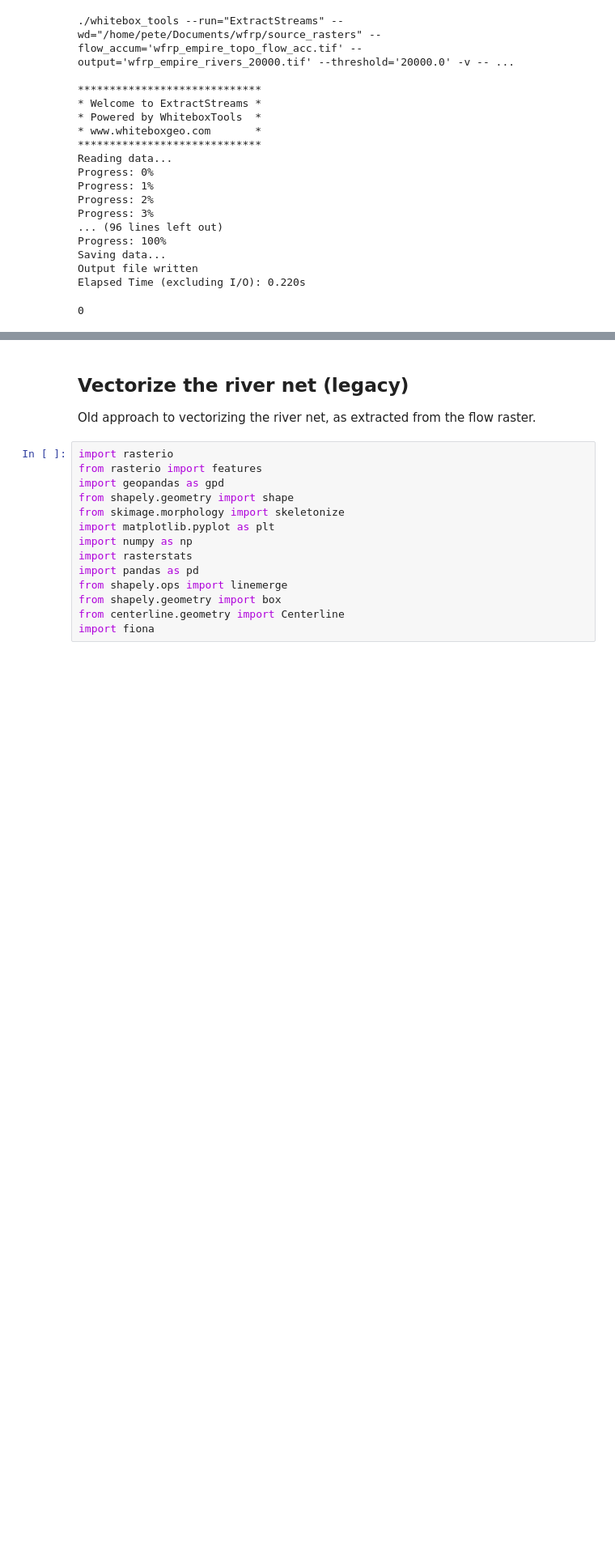
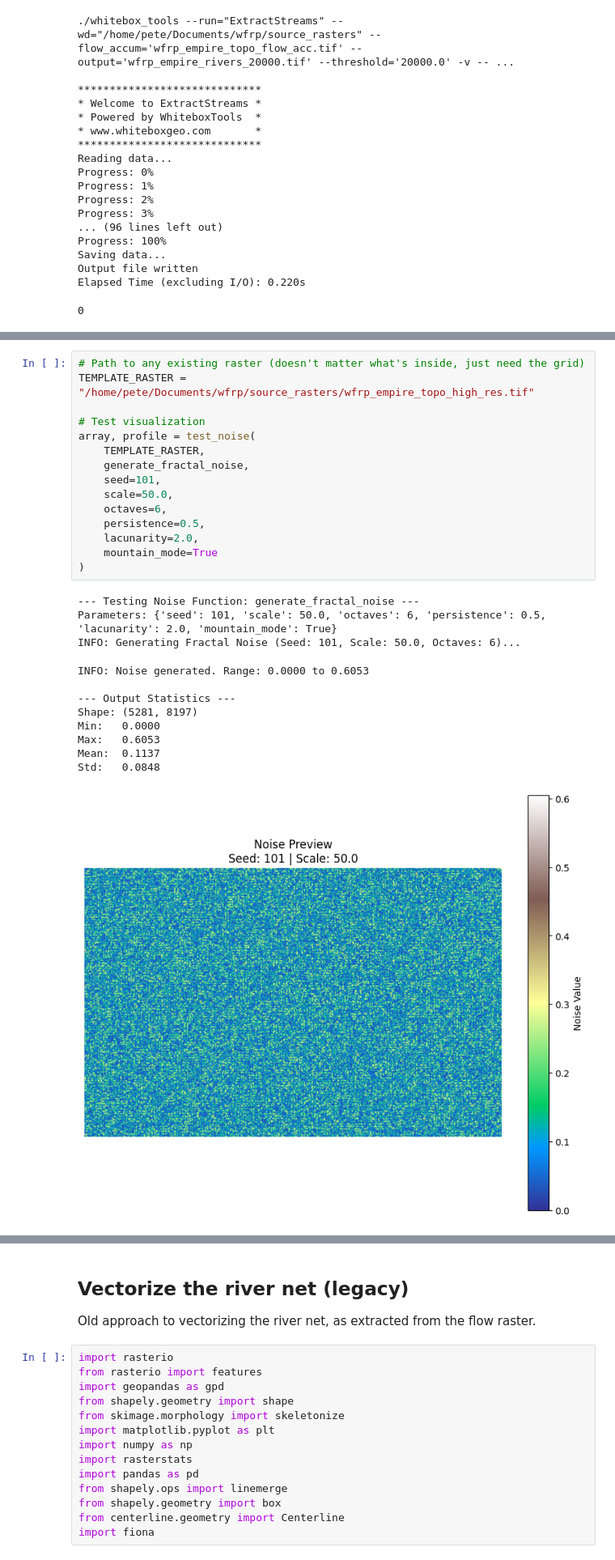
Before and after one commit to pete-jacobsson/enemy_rebuilt, a Jupyter notebook: wfrp_empire_rework.ipynb, the cells around one changed output, grey strips where cells are left out. Shown at 81% size. Cells and saved outputs as stored; diff of their text form; blank space fills up the shorter version.

```diff
--- a/wfrp_empire_rework.ipynb
+++ b/wfrp_empire_rework.ipynb
@@ -626,0 +484,28 @@ INFO: Pruning tributaries shorter than 2500m (Max iterations: 100)...
+# %%
+# Path to any existing raster (doesn't matter what's inside, just need the grid)
+TEMPLATE_RASTER = "/home/pete/Documents/wfrp/source_rasters/wfrp_empire_topo_high_res.tif"
+
+# Test visualization
+array, profile = test_noise(
+    TEMPLATE_RASTER,
+    generate_fractal_noise,
+    seed=101,
+    scale=50.0,
+    octaves=6,
+    persistence=0.5,
+    lacunarity=2.0,
+    mountain_mode=True
+)
+# %% [output]
+--- Testing Noise Function: generate_fractal_noise ---
+Parameters: {'seed': 101, 'scale': 50.0, 'octaves': 6, 'persistence': 0.5, 'lacunarity': 2.0, 'mountain_mode': True}
+INFO: Generating Fractal Noise (Seed: 101, Scale: 50.0, Octaves: 6)...
+INFO: Noise generated. Range: 0.0000 to 0.6053
+
+--- Output Statistics ---
+Shape: (5281, 8197)
+Min:   0.0000
+Max:   0.6053
+Mean:  0.1137
+Std:   0.0848
+[figure, added]
```
Also changed, not shown: parts of 21 cells of this notebook, 5 other files.
